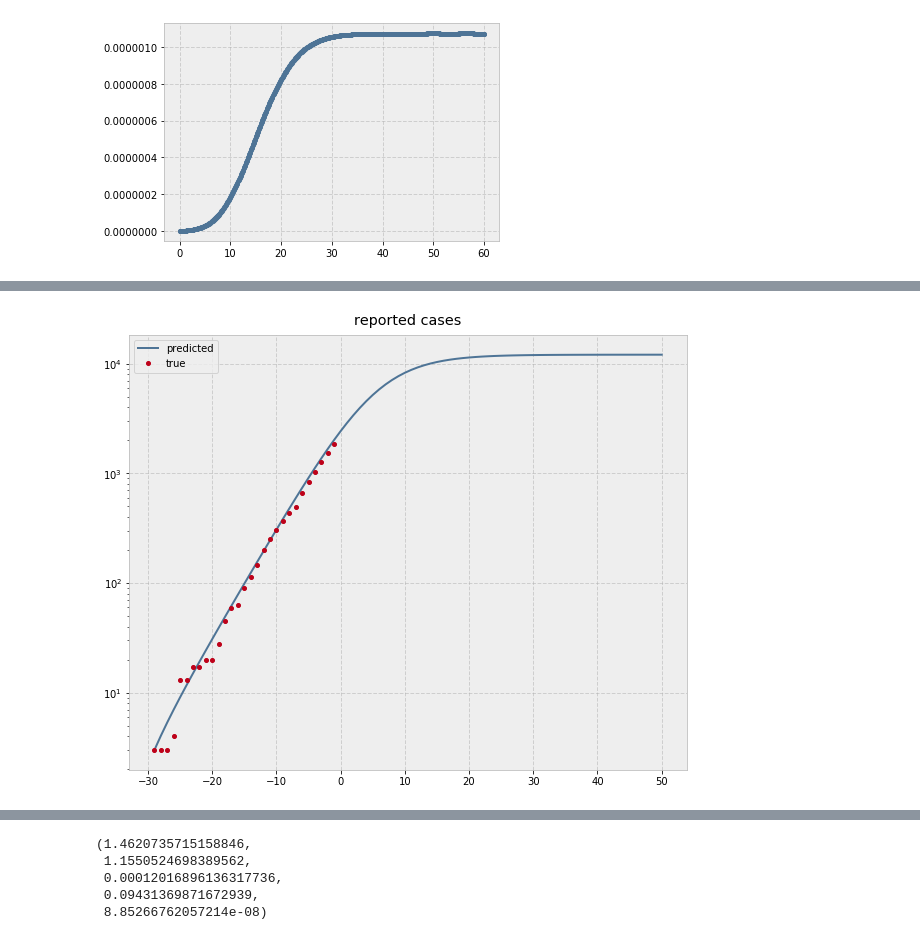
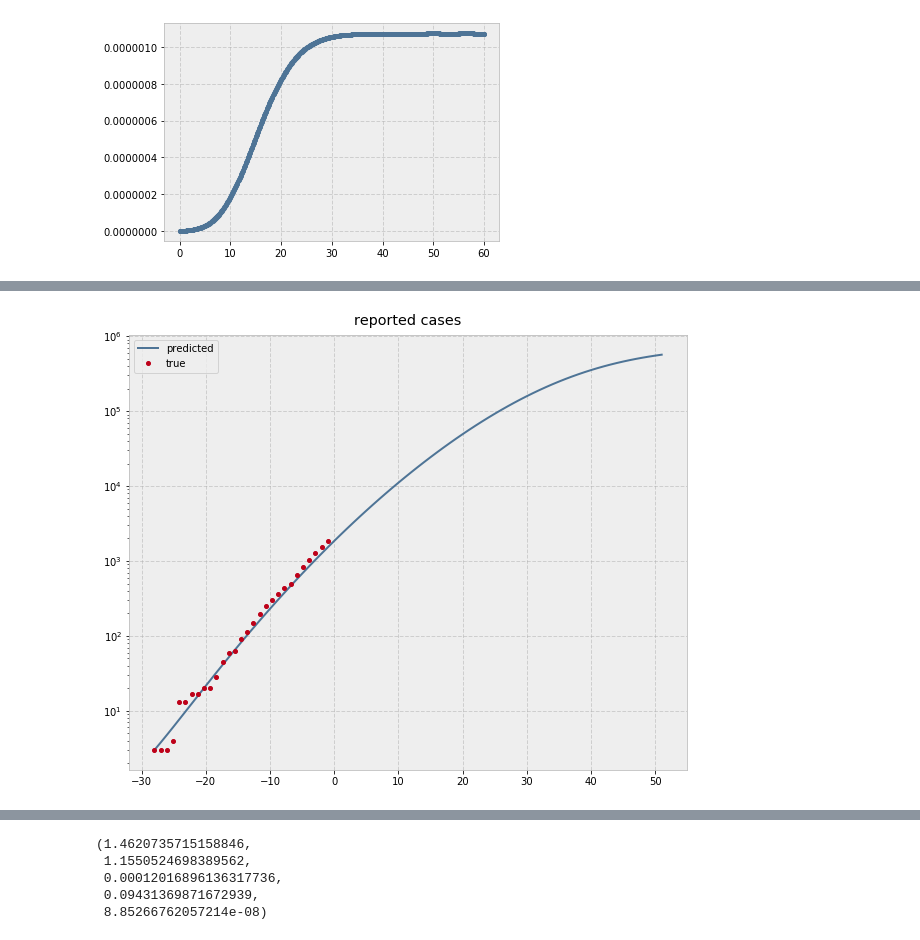
Before and after one commit to G-Ryzhakov/COVID-19-BO-SIRX, a Jupyter notebook: Corona-nevergrad.ipynb, the cells around one changed output, grey strips where cells are left out. Drawn from its saved outputs; the diff is of its cells as text; code cells hidden in the pictures.

```diff
--- a/Corona-nevergrad.ipynb
+++ b/Corona-nevergrad.ipynb
@@ -89,7 +89,7 @@ def seir_rhs(y, t, alpha, beta, gamma):
 
 def base_seir_model_odeint(init_vals, dt, N, params):
     t_max = N*dt
-    t = np.linspace(0, t_max - 1, N)
+    t = np.linspace(0, t_max, N + 1)
     sol = odeint(seir_rhs, init_vals, t, args=params)
     #return sol[::int(1/dt)]
     return sol
@@ -116,7 +116,7 @@ def base_sirx_model_rhs(x, params):
 #@jit
 def base_sirx_model_odeint(init_vals, dt, N, params):
     t_max = N*dt
-    t = np.linspace(0, t_max - 1, N)
+    t = np.linspace(0, t_max, N + 1)
     sol = odeint(sirx_rhs, init_vals, t, args=params)
     #sol[np.isnan(sol)] = 1e20
     #sol[np.isinf(sol)] = 1e20
@@ -177,10 +177,11 @@ data1 = data1/population[Country]
 true_cases = data1
 
 
-def obs(alpha_MC, beta_MC, k0_MC, k_MC, I0_MC, cf = 4, N = len(true_cases), type_ret=2):
+def obs(alpha_MC, beta_MC, k0_MC, k_MC, I0_MC, cf = 1, N = len(true_cases), type_ret=2):
+        # N is number of points (days)
         #global vals
         dt = 1.0/cf
-        num = (N-1)*cf + 1
+        num = (N-1)*cf
         res = base_sirx_model_odeint((1.0 - (I0_MC + true_cases[0]), I0_MC, true_cases[0], 0.0), dt, num, (alpha_MC, beta_MC, k0_MC, k_MC))
         rr = res.T[type_ret][::cf]
         #print(rr)
@@ -196,7 +197,7 @@ def loss_fn(alpha, beta, k0, k, I0):
 #        loss_val = 1e100
     return loss_val
 
-"""
+_ = """
 num_days = len(true_cases)-1
 times = np.linspace(0, num_days, num_days+1)
 
@@ -347,21 +374,21 @@ Consider to reformulate the objective function ()
 # %%
 num_days = 80
-time_scale = np.linspace(-len(true_cases), num_days - len(true_cases) - 1, num_days)
-time_scale_true = np.linspace(-len(true_cases) , -1, len(true_cases))
+time_scale = np.linspace(-len(true_cases)+1, num_days - len(true_cases), num_days)
+time_scale_true = np.linspace(-len(true_cases)+1 , -1, len(true_cases))
 plt.figure(figsize=(10, 8))
 vals = (1.2173437044675621,
   0.9855553151918058,
   0.0,
   0.00022902367817583327,
   2.7873569184833206e-05)
 alpha_g, beta_g, k0_g, k_g, I0_g = vals
-plt.plot(time_scale, population[Country]*obs(alpha_g, beta_g, k0_g, k_g, I0_g, N=num_days), "-", label="predicted");
+plt.plot(time_scale, population[Country]*obs(alpha_g, beta_g, k0_g, k_g, I0_g, N=num_days, cf=1), "-", label="predicted");
 plt.plot(time_scale_true, population[Country]*true_cases, "o", label="true");
 plt.legend();
 plt.title('reported cases');
 plt.yscale('log')
 # %% [output]
-[figure, old version]
+[figure, new version]
 # %%
 plt.figure(figsize=(10, 8))
 vals = (1.2173437044675621,
```
Also changed, not shown: parts of 5 cells of this notebook.
